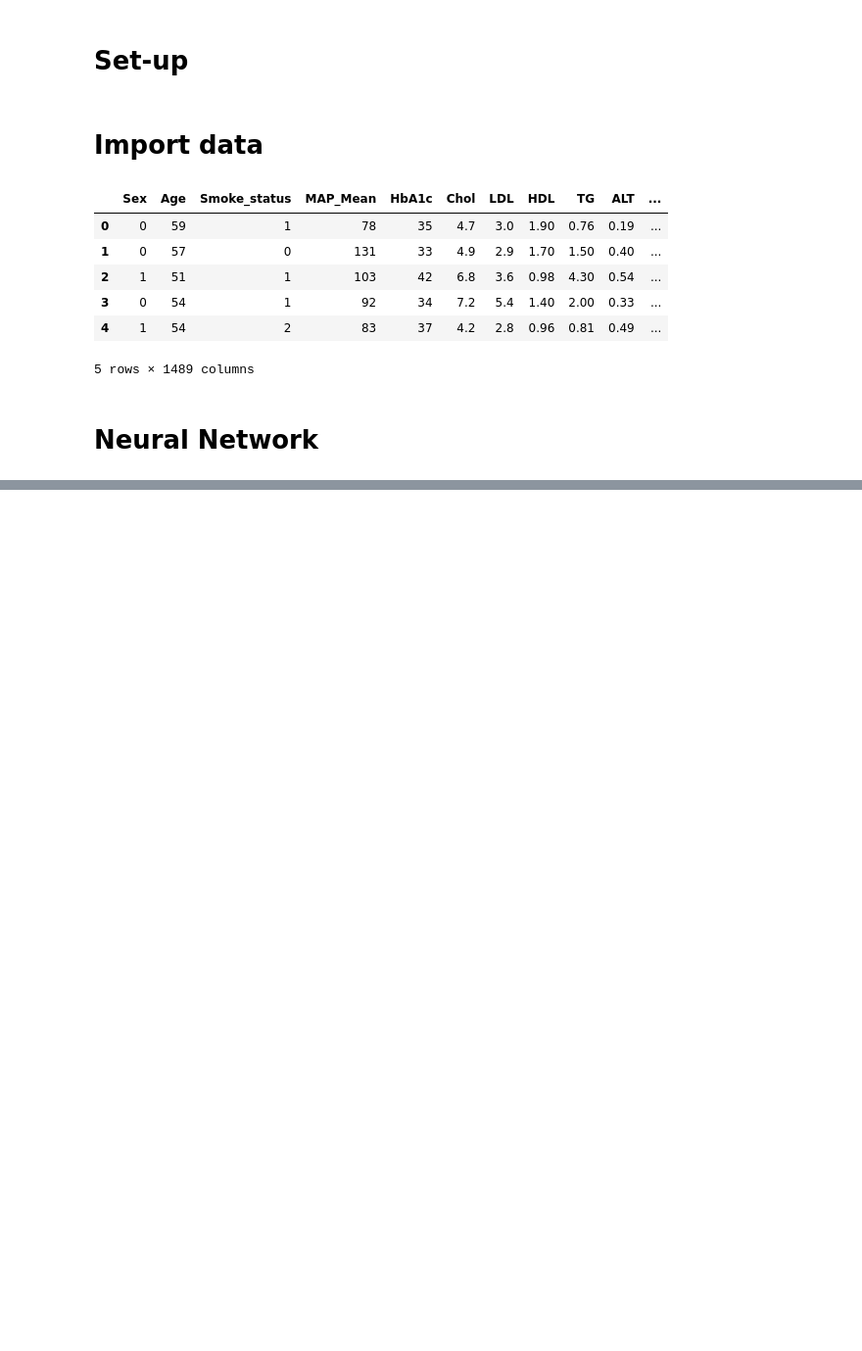
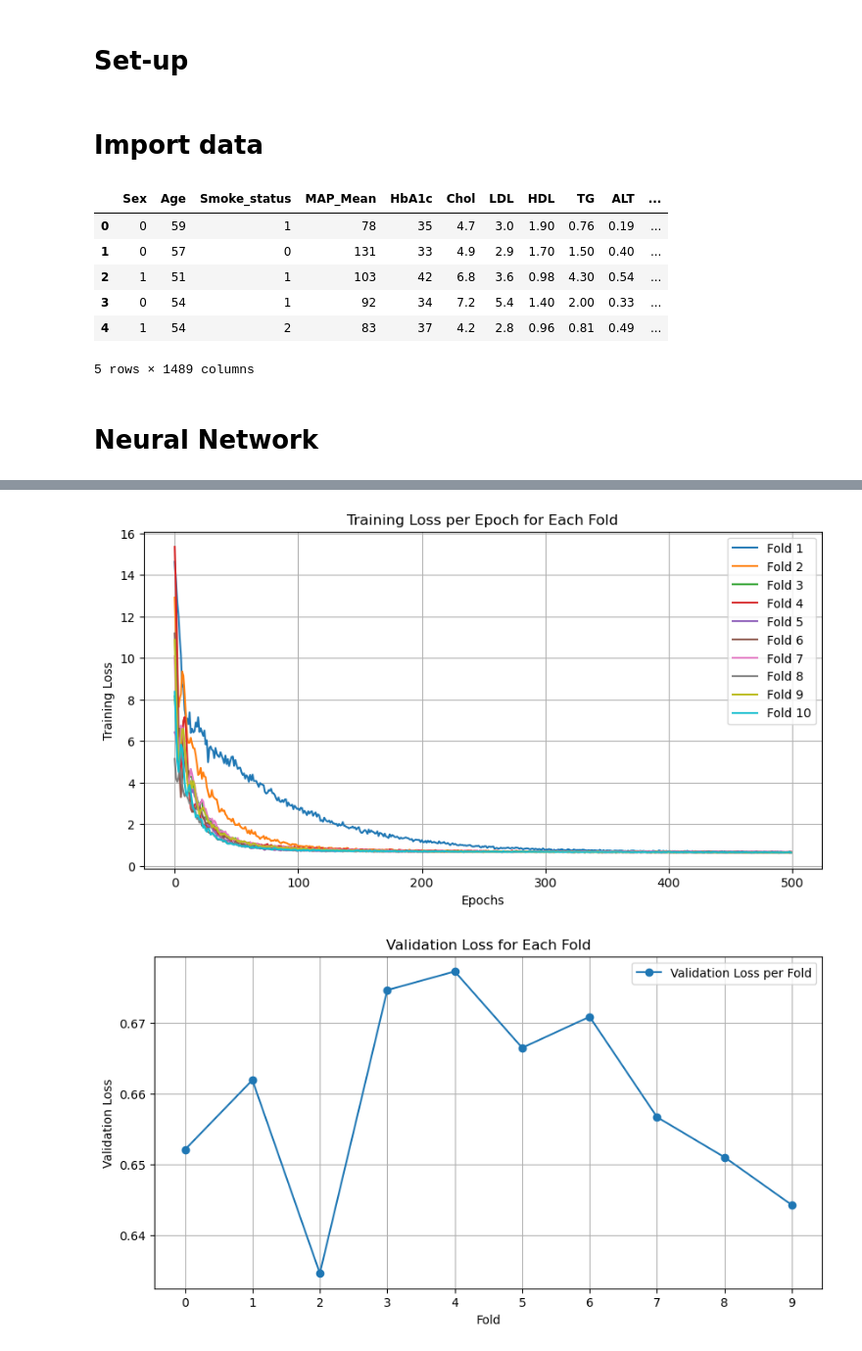
Before and after one commit to HDA1472/IGTM_SCAPIS_multilabel_classification, a Jupyter notebook: neural_network.ipynb, the cells around one changed output, grey strips where cells are left out. Shown at 98% size. Drawn from its saved outputs; the diff is of its cells as text; code cells hidden in the pictures; blank space fills up the shorter version.

Commit message:
Add cross validation and AUC calculation

```diff
--- a/neural_network.ipynb
+++ b/neural_network.ipynb
@@ -31,23 +33,34 @@ igt_in.head()
 # Neural Network
 # %%
 class Model(nn.Module):
-    def __init__(self, in_features=1488, h1=256, h2=64, out_features=2):
+    def __init__(self, in_features=1488, h1=256, h2=64, out_features=2, dropout_rate=0.2):
         super(Model, self).__init__()
         self.fc1 = nn.Linear(in_features, h1)
+        self.dropout1 = nn.Dropout(dropout_rate)  # Dropout after first layer
         self.fc2 = nn.Linear(h1, h2)
+        self.dropout2 = nn.Dropout(dropout_rate)  # Dropout after first layer
         self.out = nn.Linear(h2, out_features)
 
     def forward(self, x):
         x = F.relu(self.fc1(x))
+        x = self.dropout1(x)
         x = F.relu(self.fc2(x))
+        x = self.dropout2(x)
         x = self.out(x)
         return x
+# %%
+# Weight initialization function
+def weights_init(m):
+    if isinstance(m, nn.Linear):
+        nn.init.xavier_uniform_(m.weight)
+        if m.bias is not None:
+            nn.init.zeros_(m.bias)
 # %%
 torch.manual_seed(123)
 model = Model()
 # %%
-X = igt_in.drop(columns=['Obesity'])
-y = igt_in['Obesity']
+X = igt_in.drop(columns=['CAC'])
+y = igt_in['CAC']
 # %%
 # Convert to numpy arrays
 X = X.values
@@ -66,3 +72,3 @@ y_test = torch.LongTensor(y_test)
 # %%
 criteria = nn.CrossEntropyLoss()
-optimizer = torch.optim.Adam(model.parameters(), lr=0.01)
+optimizer = torch.optim.Adam(model.parameters(), lr=0.0001)
@@ -69 +143,26 @@ optimizer = torch.optim.Adam(model.parameters(), lr=0.01)
+# %%
+plt.figure(figsize=(10, 5))
+for fold in range(len(fold_losses)):
+    plt.plot(fold_losses[fold], label=f'Fold {fold + 1}')
+
+plt.title('Training Loss per Epoch for Each Fold')
+plt.xlabel('Epochs')
+plt.ylabel('Training Loss')
+plt.legend()
+plt.grid()
+plt.show()
+
+# Plotting validation loss
+plt.figure(figsize=(10, 5))
+plt.plot(val_losses, marker='o', label='Validation Loss per Fold')
+plt.title('Validation Loss for Each Fold')
+plt.xlabel('Fold')
+plt.ylabel('Validation Loss')
+plt.xticks(range(len(val_losses)))  # Set x-ticks to be the fold numbers
+plt.legend()
+plt.grid()
+plt.show()
+# %% [output]
+[figure, added]
+[figure, added]
 # %%
```
Also changed, not shown: parts of 9 cells of this notebook.
